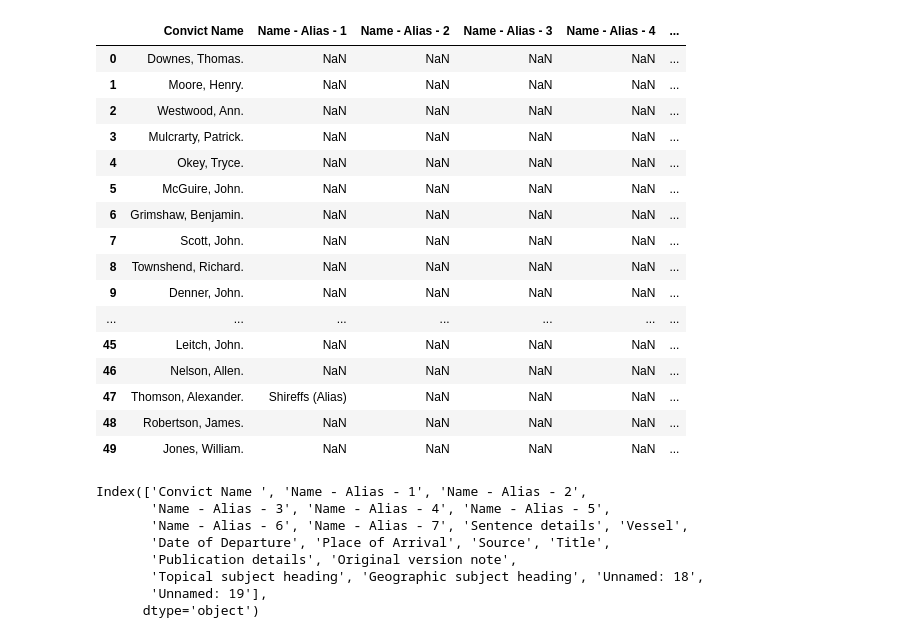
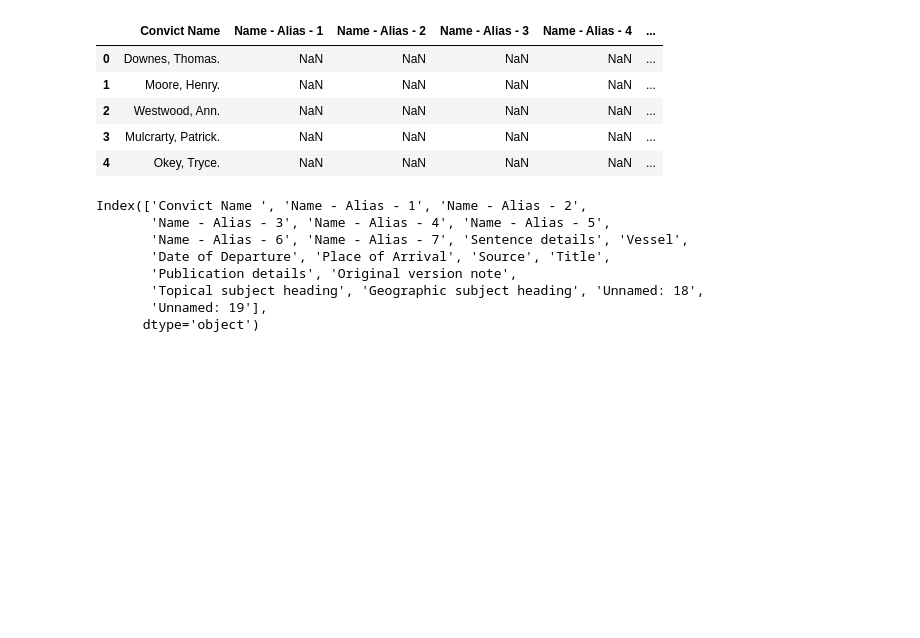
Before and after one commit to jss367/JupyterNotebooks, a Jupyter notebook: Convict timeline.ipynb, the cells around one changed output. Cells and saved outputs as stored; diff of their text form; code cells hidden in the pictures; blank space fills up the shorter version.

```diff
--- a/Convict timeline.ipynb
+++ b/Convict timeline.ipynb
@@ -11,25 +11,14 @@ import matplotlib.pyplot as plt
 df = pd.read_csv('D:\LargeDataSets\Australia/slqbritishconvictregisters201605_clean.csv', nrows=50)
 # %%
 #Let's take a quick look at it to see what we've got
-df
+df.head()
 # %% [output]
 |  | Convict Name | Name - Alias - 1 | Name - Alias - 2 | Name - Alias - 3 | Name - Alias - 4 | ... |
 | 0 | Downes, Thomas. | NaN | NaN | NaN | NaN | ... |
 | 1 | Moore, Henry. | NaN | NaN | NaN | NaN | ... |
 | 2 | Westwood, Ann. | NaN | NaN | NaN | NaN | ... |
 | 3 | Mulcrarty, Patrick. | NaN | NaN | NaN | NaN | ... |
 | 4 | Okey, Tryce. | NaN | NaN | NaN | NaN | ... |
-| 5 | McGuire, John. | NaN | NaN | NaN | NaN | ... |
-| 6 | Grimshaw, Benjamin. | NaN | NaN | NaN | NaN | ... |
-| 7 | Scott, John. | NaN | NaN | NaN | NaN | ... |
-| 8 | Townshend, Richard. | NaN | NaN | NaN | NaN | ... |
-| 9 | Denner, John. | NaN | NaN | NaN | NaN | ... |
-| ... | ... | ... | ... | ... | ... | ... |
-| 45 | Leitch, John. | NaN | NaN | NaN | NaN | ... |
-| 46 | Nelson, Allen. | NaN | NaN | NaN | NaN | ... |
-| 47 | Thomson, Alexander. | Shireffs (Alias) | NaN | NaN | NaN | ... |
-| 48 | Robertson, James. | NaN | NaN | NaN | NaN | ... |
-| 49 | Jones, William. | NaN | NaN | NaN | NaN | ... |
 # %%
 #The column names look like they might have weird spacing, let's see what they all are so we know what to call them
 df.columns
```
Also changed, not shown: parts of 2 cells of this notebook, 1 other file.
